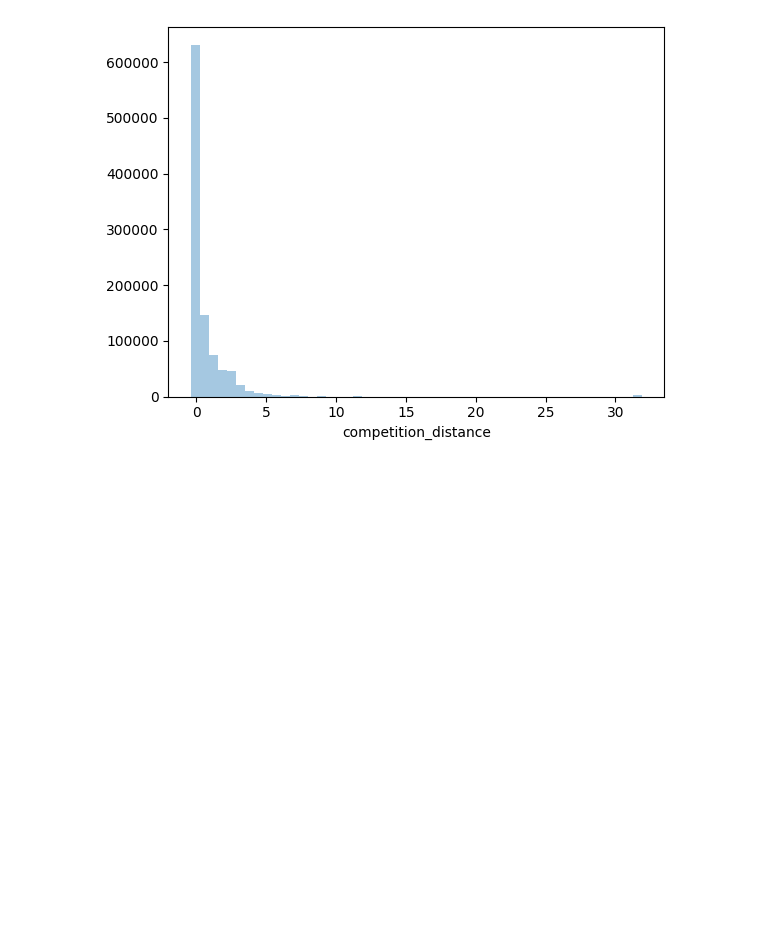
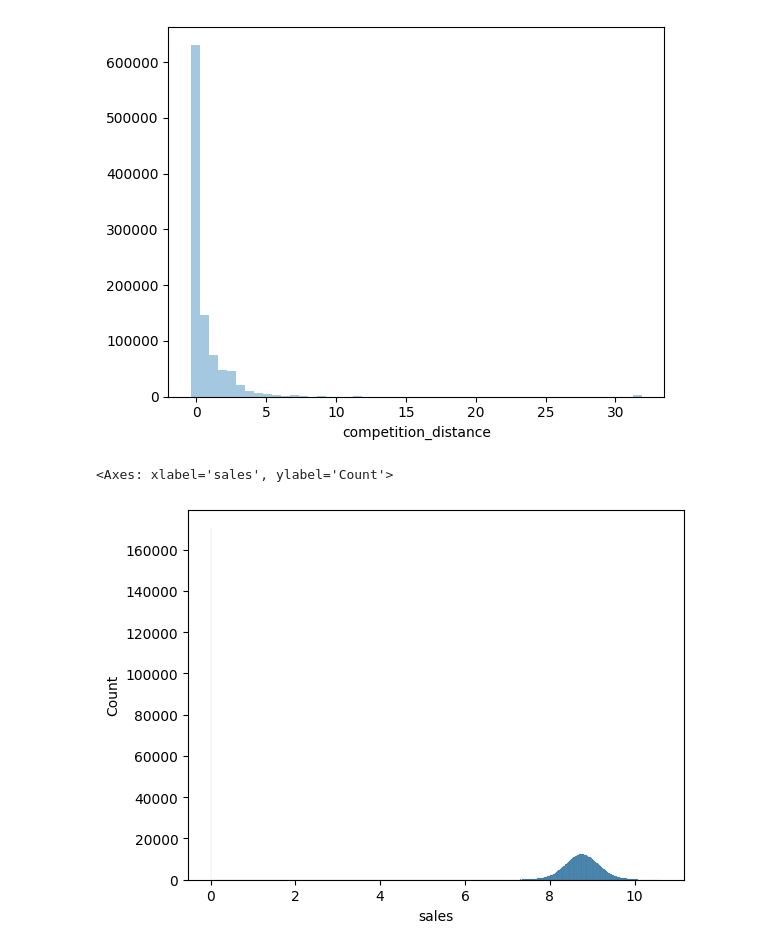
Before and after one commit to IgMnT/DSEmProducao, a Jupyter notebook: store_sales_prediction.ipynb, the cells around one changed output. Drawn from its saved outputs; the diff is of its cells as text; code cells hidden in the pictures; blank space fills up the shorter version.

```diff
--- a/store_sales_prediction.ipynb
+++ b/store_sales_prediction.ipynb
@@ -441,3 +441,20 @@ https://gist.github.com/mwaskom/de44147ed2974457ad6372750bbe5751
   sns.distplot(df4['competition_distance'], kde=False)
 <Axes: xlabel='competition_distance'>
 [figure]
+# %%
+## Encoding das variáveis categóricas
+# One Hot Encoding
+df4 = pd.get_dummies(df4, columns=['state_holiday'], prefix=[ 'state_holiday'])
+# Label Encoding
+le = pp.LabelEncoder()
+df4['store_type'] = le.fit_transform(df4['store_type'])
+# Ordinal Encoding
+assortment_map = {'basic': 1, 'extra': 2, 'extended': 3}
+df4['assortment'] = df4['assortment'].map(assortment_map)
+# %%
+## Transformação de Rensponse Variables
+df4['sales'] = np.log1p(df4['sales'])
+sns.histplot(df4['sales'])
+# %% [output]
+<Axes: xlabel='sales', ylabel='Count'>
+[figure, added]
```
Also changed, not shown: parts of 3 cells of this notebook.
